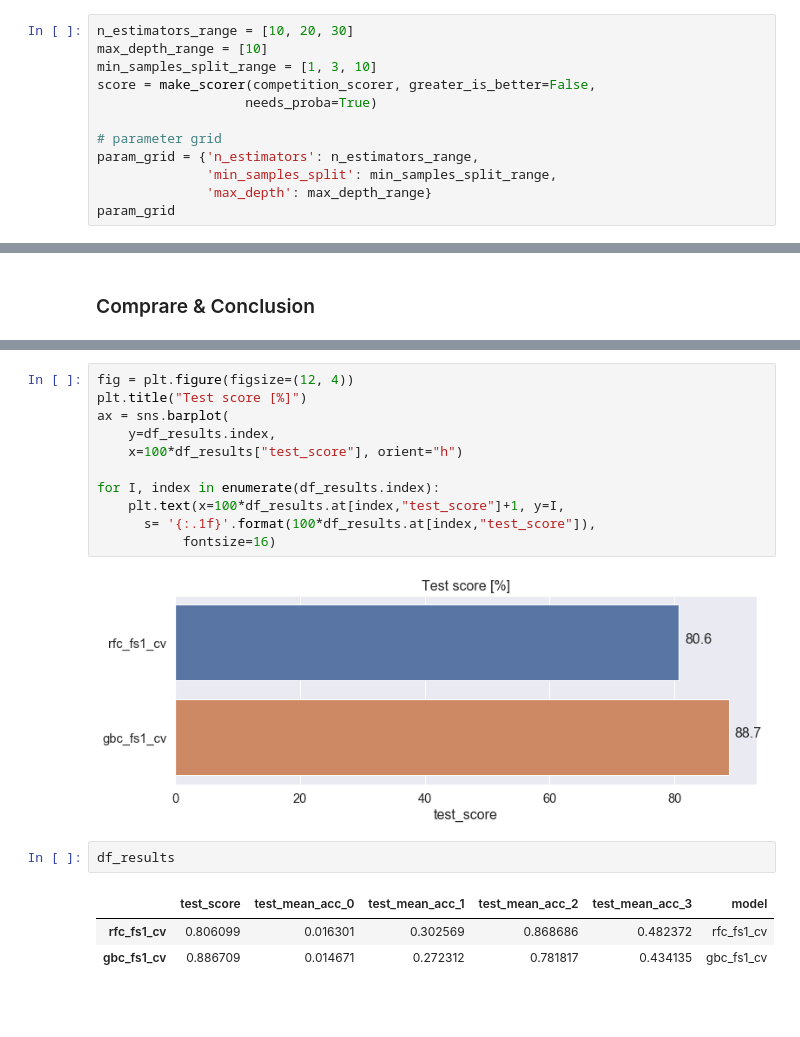
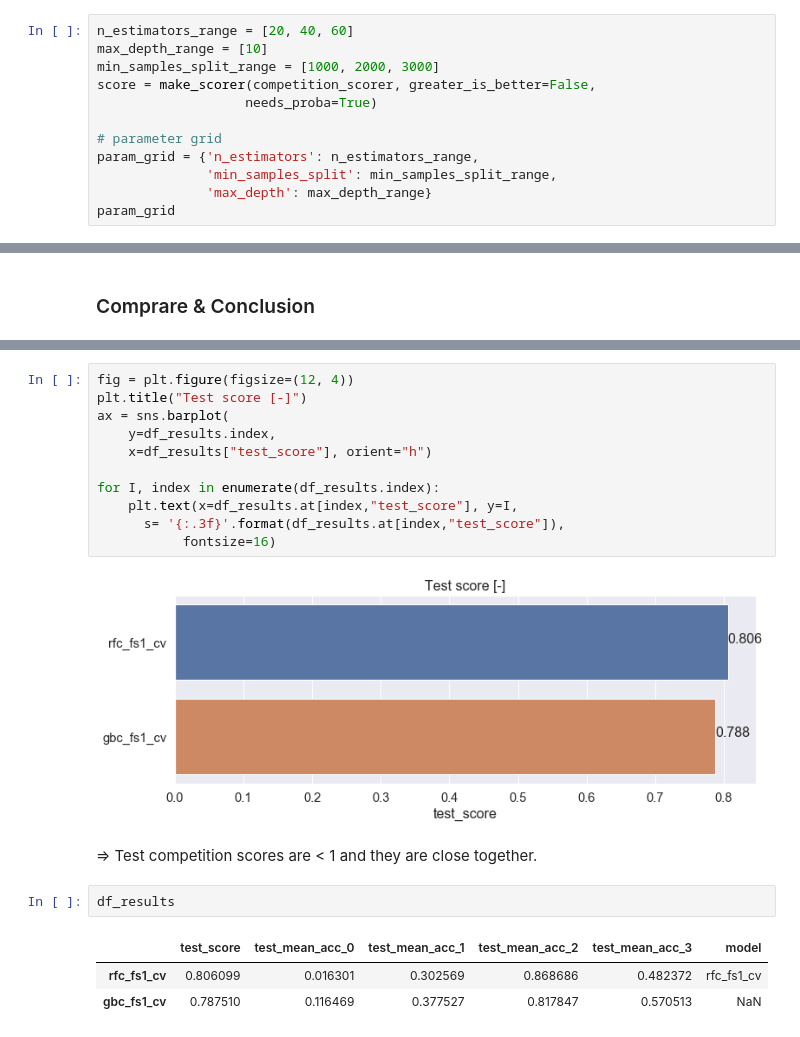
Before and after one commit to jeugregg/data-science-test, a Jupyter notebook: 02_Features_and_Model.ipynb, the cells around one changed output, grey strips where cells are left out. Drawn from its saved outputs; the diff is of its cells as text; blank space fills up the shorter version.

```diff
--- a/02_Features_and_Model.ipynb
+++ b/02_Features_and_Model.ipynb
@@ -1439,9 +1396,9 @@ ax.set_title("GBC : Mean accuracy");
 # %%
 gbc_fs1_cv = GradientBoostingClassifier(random_state=0)
 # %%
-n_estimators_range = [10, 20, 30]
+n_estimators_range = [20, 40, 60]
 max_depth_range = [10]
-min_samples_split_range = [1, 3, 10]
+min_samples_split_range = [1000, 2000, 3000]
 score = make_scorer(competition_scorer, greater_is_better=False,
                    needs_proba=True)
 
@@ -1560,22 +1549,24 @@ add line
 # %%
 fig = plt.figure(figsize=(12, 4))
-plt.title("Test score [%]")
+plt.title("Test score [-]")
 ax = sns.barplot(
     y=df_results.index,
-    x=100*df_results["test_score"], orient="h")
+    x=df_results["test_score"], orient="h")
 
 for I, index in enumerate(df_results.index):
-    plt.text(x=100*df_results.at[index,"test_score"]+1, y=I,
-      s= '{:.1f}'.format(100*df_results.at[index,"test_score"]),
+    plt.text(x=df_results.at[index,"test_score"], y=I,
+      s= '{:.3f}'.format(df_results.at[index,"test_score"]),
            fontsize=16)
 # %% [output]
-[figure, old version]
+[figure, new version]
+# %% [markdown]
+=> Test competition scores are  < 1 and they are close together.
 # %%
 df_results
 # %% [output]
 |  | test_score | test_mean_acc_0 | test_mean_acc_1 | test_mean_acc_2 | test_mean_acc_3 | model |
 | rfc_fs1_cv | 0.806099 | 0.016301 | 0.302569 | 0.868686 | 0.482372 | rfc_fs1_cv |
-| gbc_fs1_cv | 0.886709 | 0.014671 | 0.272312 | 0.781817 | 0.434135 | gbc_fs1_cv |
+| gbc_fs1_cv | 0.787510 | 0.116469 | 0.377527 | 0.817847 | 0.570513 | NaN |
 # %%
 df_results["model"] = df_results.index
 
```
Also changed, not shown: parts of 29 cells of this notebook, 2 other files.
